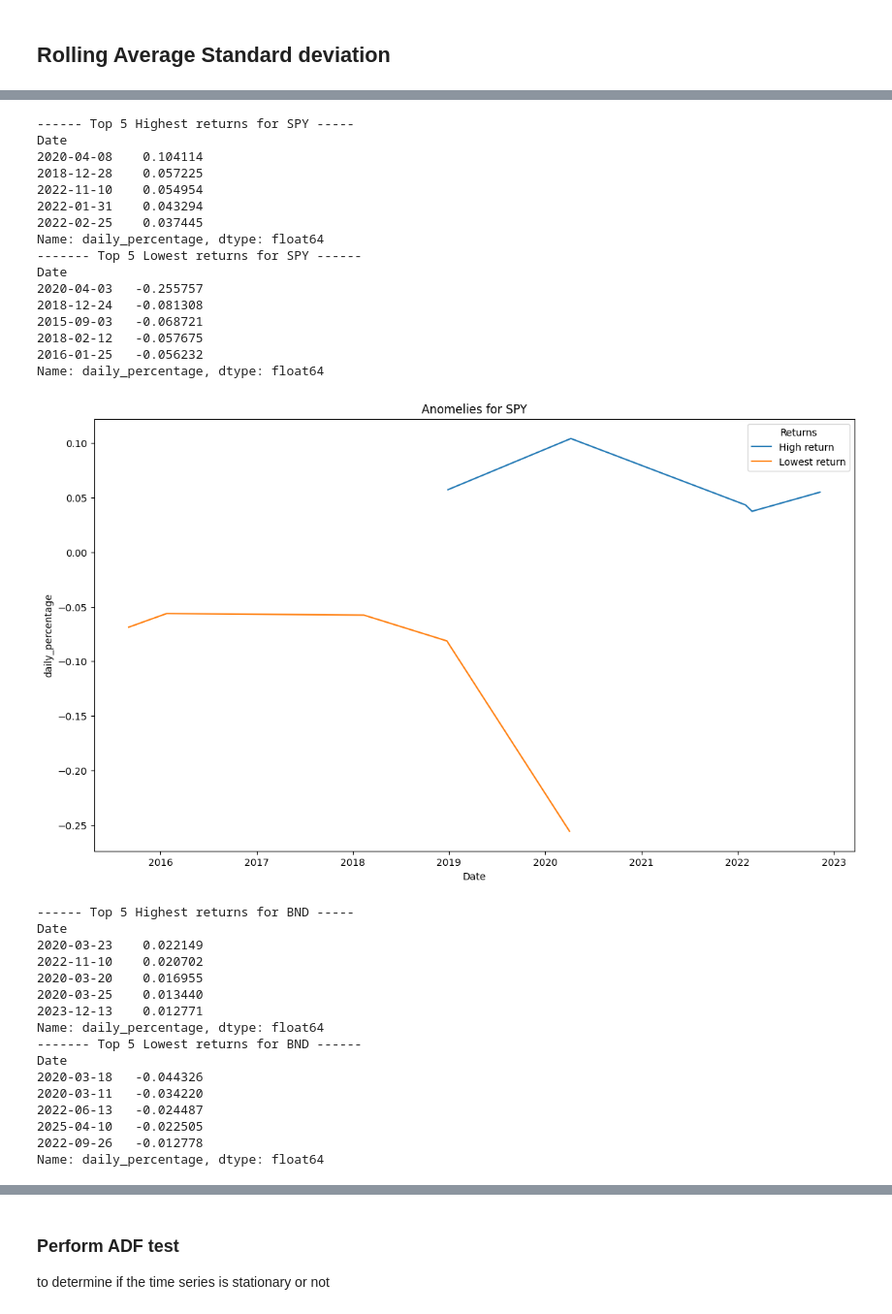
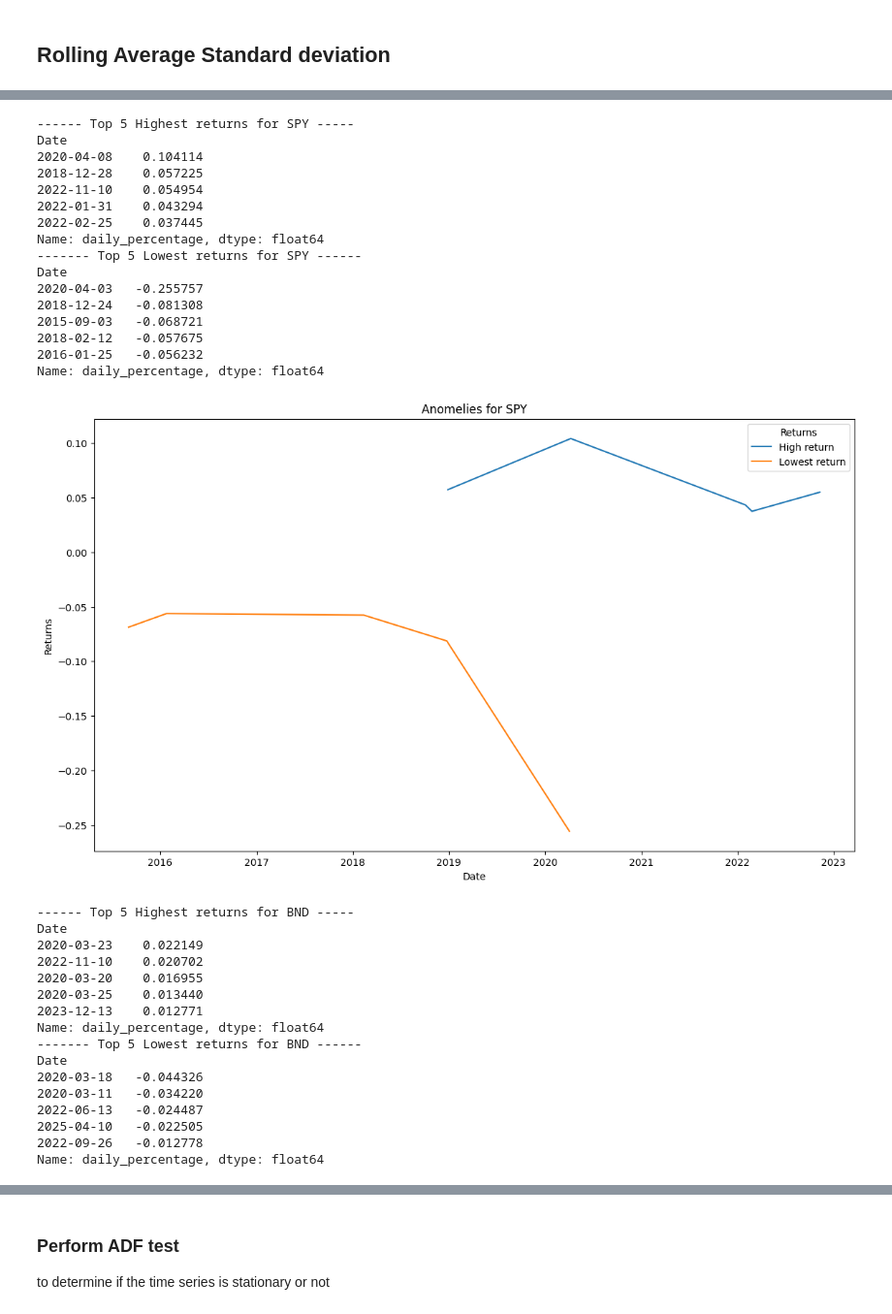
Before and after one commit to mikek1337/Time-Series-Forecasting-for-Portfolio-Management-Optimization-week10, a Jupyter notebook: notebooks/eda.ipynb, the cells around one changed output, grey strips where cells are left out. Shown at 97% size. Drawn from its saved outputs; the diff is of its cells as text; code cells hidden in the pictures.

```diff
--- a/notebooks/eda.ipynb
+++ b/notebooks/eda.ipynb
@@ -327,34 +330,36 @@ plt.show()
 for ticker in tickers:
     highest_return = combined_df['daily_percentage'].loc[combined_df['Ticker'].values == ticker].sort_values(ascending=False).head()
     print(f"------ Top 5 Highest returns for {ticker} -----")
     print(highest_return)
     lowest_return = combined_df['daily_percentage'].loc[combined_df['Ticker'].values == ticker].sort_values(ascending=True).head()
     print(f"------- Top 5 Lowest returns for {ticker} ------")
     print(lowest_return)
     plt.figure(figsize=(14,8))
     sns.lineplot(highest_return, label="High return")
+    plt.xlabel("Date")
+    plt.ylabel("Returns")
     plt.title(f"Anomelies for {ticker}")
     sns.lineplot(lowest_return, label="Lowest return")
     plt.legend(title="Returns")
     plt.show()
 # %% [output]
 ------ Top 5 Highest returns for SPY -----
 Date
 2020-04-08    0.104114
 2018-12-28    0.057225
 2022-11-10    0.054954
 2022-01-31    0.043294
 2022-02-25    0.037445
 Name: daily_percentage, dtype: float64
 ------- Top 5 Lowest returns for SPY ------
 Date
 2020-04-03   -0.255757
 2018-12-24   -0.081308
 2015-09-03   -0.068721
 2018-02-12   -0.057675
 2016-01-25   -0.056232
 Name: daily_percentage, dtype: float64
-[figure, old version]
+[figure, new version]
 ------ Top 5 Highest returns for BND -----
 Date
 2020-03-23    0.022149
```
Also changed, not shown: parts of 8 cells of this notebook, 9 other files.
